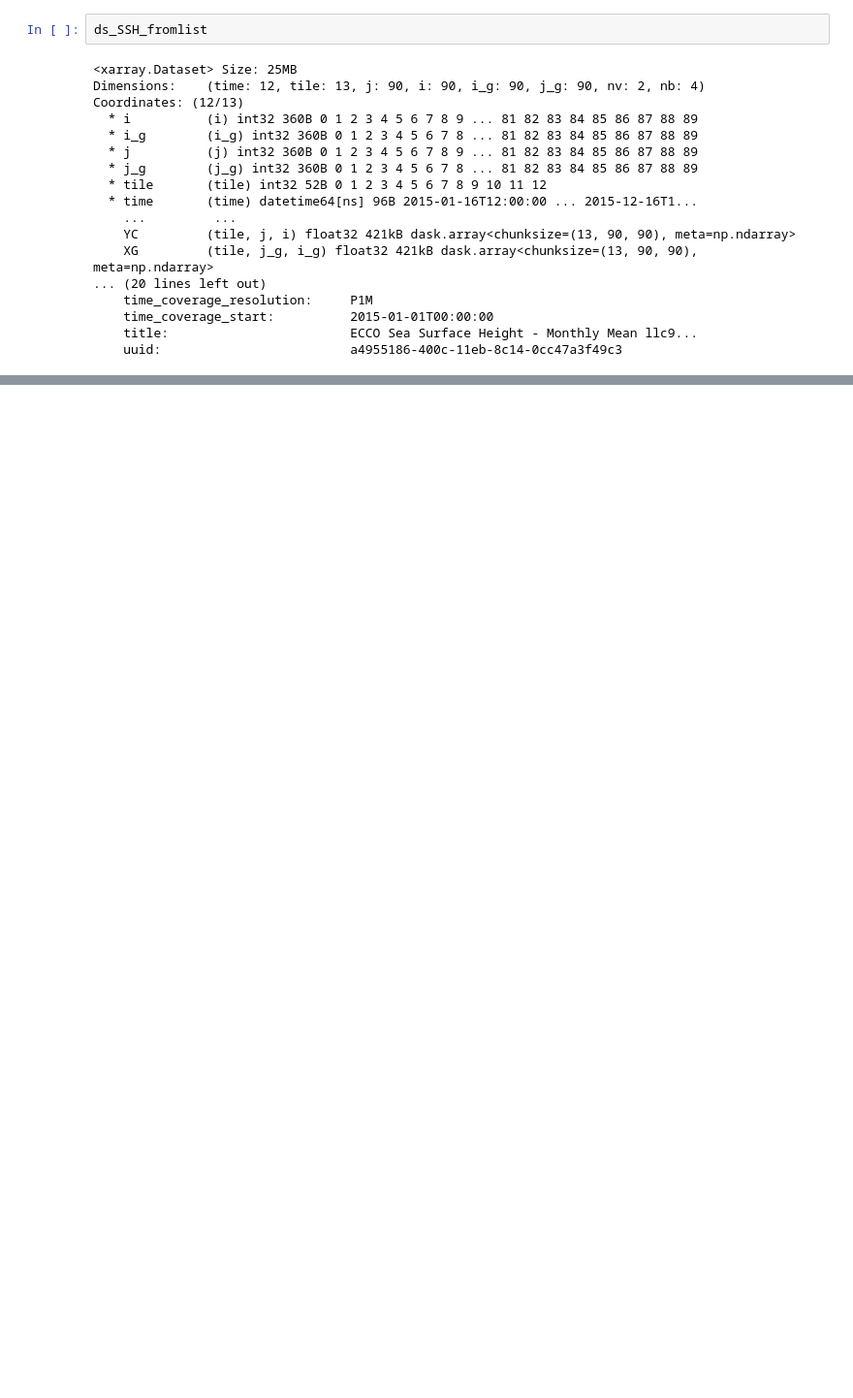
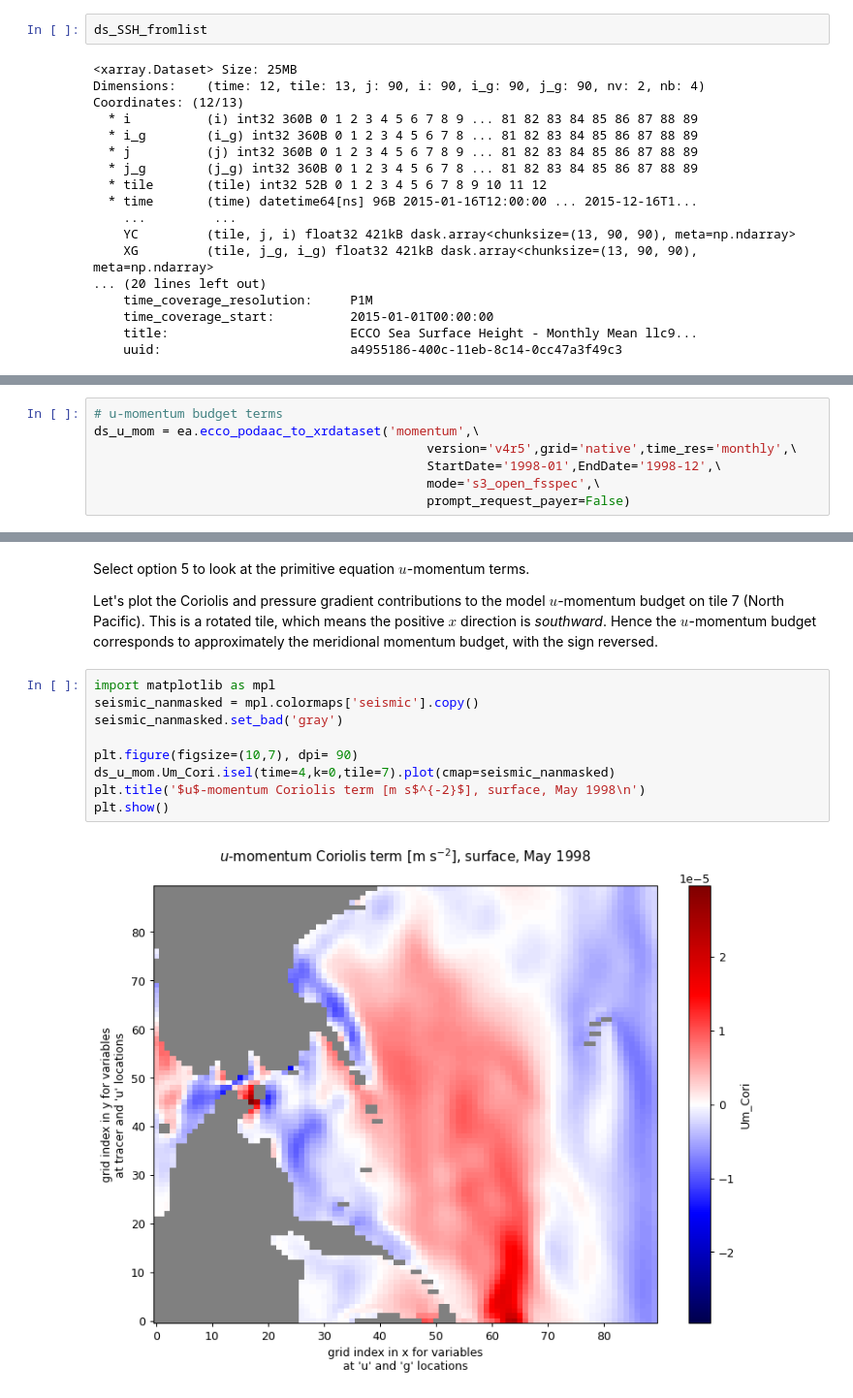
Before and after one commit to ECCO-GROUP/ECCO-v4-Python-Tutorial, a Jupyter notebook: ecco_access/ecco_access_tutorials/ECCO_access_intro.ipynb, the cells around one changed output, grey strips where cells are left out. Shown at 97% size. Drawn from its saved outputs; the diff is of its cells as text; blank space fills up the shorter version.

```diff
--- a/ecco_access/ecco_access_tutorials/ECCO_access_intro.ipynb
+++ b/ecco_access/ecco_access_tutorials/ECCO_access_intro.ipynb
@@ -379,0 +484,7 @@ Coordinates: (12/13)
+# %%
+# u-momentum budget terms
+ds_u_mom = ea.ecco_podaac_to_xrdataset('momentum',\
+                                            version='v4r5',grid='native',time_res='monthly',\
+                                            StartDate='1998-01',EndDate='1998-12',\
+                                            mode='s3_open_fsspec',\
+                                            prompt_request_payer=False)
@@ -379,0 +509,15 @@ Coordinates: (12/13)
+# %% [markdown]
+Select option 5 to look at the primitive equation $u$-momentum terms.
+
+Let's plot the Coriolis and pressure gradient contributions to the model $u$-momentum budget on tile 7 (North Pacific). This is a rotated tile, which means the positive $x$ direction is *southward*. Hence the $u$-momentum budget corresponds to approximately the meridional momentum budget, with the sign reversed.
+# %%
+import matplotlib as mpl
+seismic_nanmasked = mpl.colormaps['seismic'].copy()
+seismic_nanmasked.set_bad('gray')
+
+plt.figure(figsize=(10,7), dpi= 90)
+ds_u_mom.Um_Cori.isel(time=4,k=0,tile=7).plot(cmap=seismic_nanmasked)
+plt.title('$u$-momentum Coriolis term [m s$^{-2}$], surface, May 1998\n')
+plt.show()
+# %% [output]
+[figure, added]
```
Also changed, not shown: parts of 39 cells of this notebook.
